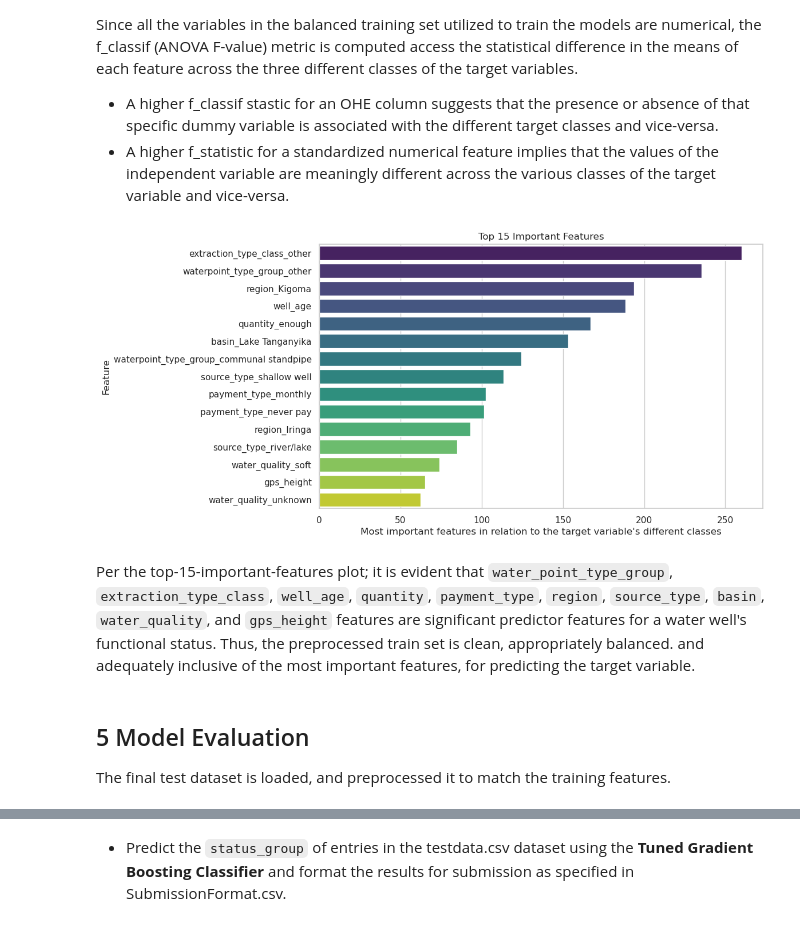
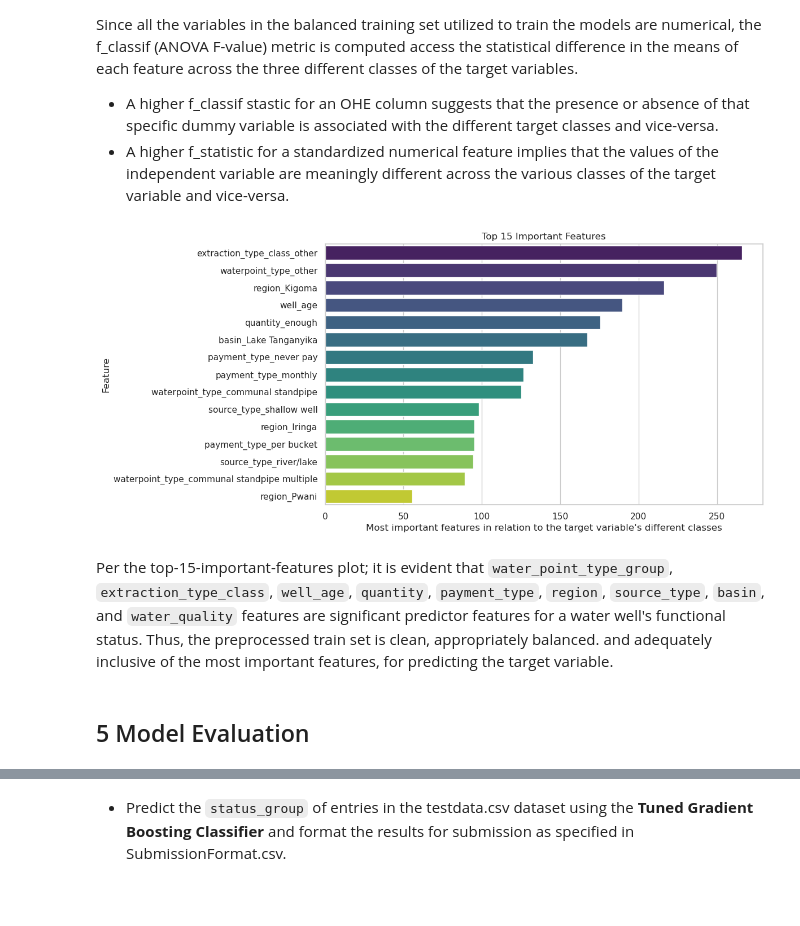
Before and after one commit to mwakad/supervised-ml-classifiers-for-predicting-water-wells-condition, a Jupyter notebook: index.ipynb, the cells around one changed output, grey strips where cells are left out. Drawn from its saved outputs; the diff is of its cells as text; code cells hidden in the pictures; blank space fills up the shorter version.

```diff
--- a/index.ipynb
+++ b/index.ipynb
@@ -639,7 +808,7 @@ from sklearn.tree import DecisionTreeClassifier
 
 # Train Decision Tree
 dt = DecisionTreeClassifier(random_state=42, criterion='gini')
-dt.fit(X_train_final, y_train_bal)
+dt.fit(X_train_balanced, y_train_balanced)
 # %% [output]
 DecisionTreeClassifier(random_state=42)
 # %%
@@ -711,7 +880,7 @@ param_grid_dt = {
     'min_samples_leaf': [1, 2, 4]
 }
 gs_dt = GridSearchCV(DecisionTreeClassifier(random_state=42, criterion='gini'), param_grid_dt, cv=5, scoring='f1_weighted', n_jobs=-1)
-gs_dt.fit(X_train_final, y_train_bal)
+gs_dt.fit(X_train_balanced, y_train_balanced)
 print(f"Best Decision Tree params: {gs_dt.best_params_}")
 # %% [output]
 Best Decision Tree params: {'max_depth': 20, 'min_samples_leaf': 4, 'min_samples_split': 10}
@@ -850,7 +1019,7 @@ from sklearn.ensemble import GradientBoostingClassifier
 
 # Train Gradient Boosting on balanced data
 gb_bal = GradientBoostingClassifier(random_state=42)
-gb_bal.fit(X_train_final, y_train_bal)
+gb_bal.fit(X_train_balanced, y_train_balanced)
 # %% [output]
 GradientBoostingClassifier(random_state=42)
 # %%
@@ -884,0 +1087,22 @@ plt.show()
+# %%
+#Define parameter grid for tuning the Gradient Boosting Classifier
+param_grid_gb = {
+    'n_estimators': [50, 100, 200],
+    'learning_rate': [0.01, 0.05, 0.1],
+    'max_depth': [3, 5, 7],
+    'subsample': [0.8, 1.0],
+    'max_features': ['sqrt', 'log2', None],
+}
+
+# Initialize GridSearchCV
+gs_gb = GridSearchCV(
+    GradientBoostingClassifier(random_state=42),
+    param_grid_gb,
+    cv=5,
+    scoring='f1_weighted',
+    n_jobs=-1
+)
+
+# Fit on balanced training data
+gs_gb.fit(X_train_balanced, y_train_balanced)
+print(f"Best Gradient Boosting params: {gs_gb.best_params_}")
@@ -1131,34 +1287,33 @@ The Numerical features included in the training dataset are standardized using t
 - A higher f_statistic for a standardized numerical feature implies that the values of the independent variable are meaningly different across the various classes of the target variable and vice-versa.
 # %%
 from sklearn.feature_selection import SelectKBest, f_classif
-feature_names = X_train_final.columns.tolist()
-scores, pvalues = f_classif(X_train_final, y_train_bal)
+feature_names = X_train_balanced.columns.tolist()
+scores, pvalues = f_classif(X_train_balanced, y_train_balanced)
 
 feature_scores_df = pd.DataFrame({
     'Feature': feature_names,
     'Score': scores,
     'P-Value': pvalues
 })
 
 # Sort by Score in descending order and select top 15 features
 top_features = feature_scores_df.sort_values(by='Score', ascending=False).head(15)
 
 plt.figure(figsize=(10, 6))
 sns.barplot(x='Score', y='Feature', data=top_features, palette='viridis')
 plt.xlabel("Most important features in relation to the target variable's different classes")
 plt.ylabel('Feature')
 plt.title('Top 15 Important Features')
 
 # Save plot to images folder
 plt.savefig("./images/top-15-important-features.png", dpi=600, bbox_inches='tight', facecolor='white')
 plt.show()
 # %% [output]
-[figure, old version]
+[figure, new version]
 # %% [markdown]
-Per the top-15-important-features plot; it is evident that `water_point_type_group`, `extraction_type_class`, `well_age`, `quantity`, `payment_type`, `region`, `source_type`, `basin`, `water_quality`, and `gps_height` features are significant predictor features for a water well's functional status. Thus, the preprocessed train set is clean, appropriately balanced. and adequately inclusive of the most important features, for predicting the target variable.
+Per the top-15-important-features plot; it is evident that `water_point_type_group`, `extraction_type_class`, `well_age`, `quantity`, `payment_type`, `region`, `source_type`, `basin`, and `water_quality` features are significant predictor features for a water well's functional status. Thus, the preprocessed train set is clean, appropriately balanced. and adequately inclusive of the most important features, for predicting the target variable.
-# %% [markdown]
-## 5 Model Evaluation
-The final test dataset is loaded, and preprocessed it to match the training features.
+# %% [markdown]
+## 5 Model Evaluation
 # %%
 # Load test dataset
 test_features = pd.read_csv('./data/testdata.csv')
```
Also changed, not shown: parts of 135 cells of this notebook.
